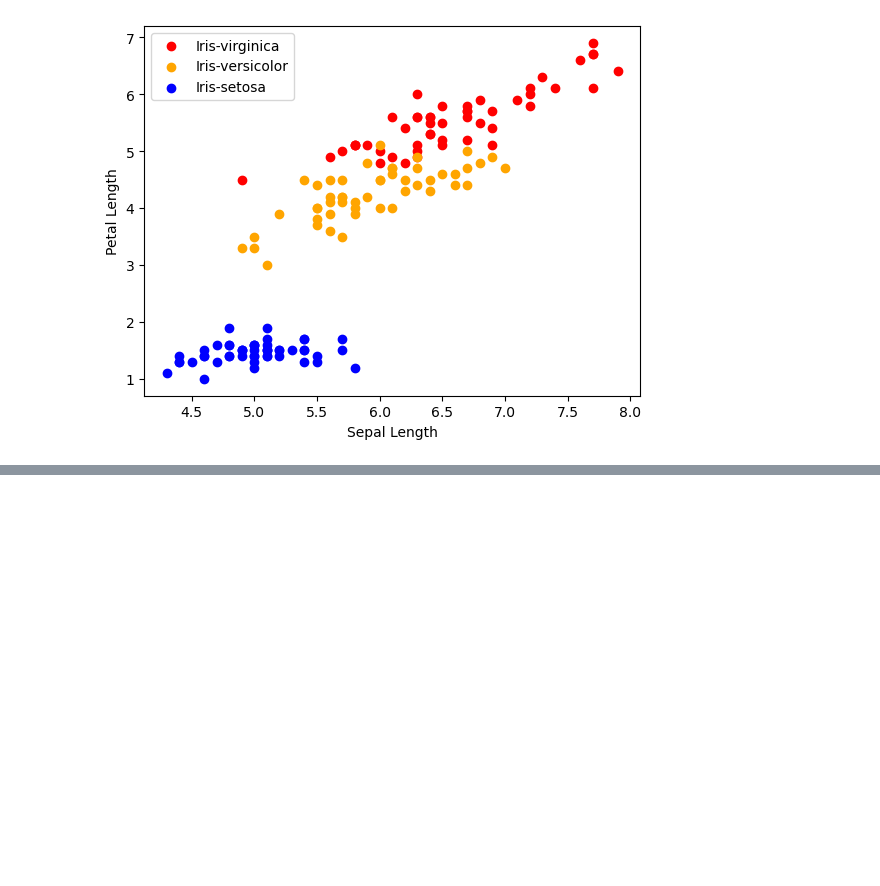
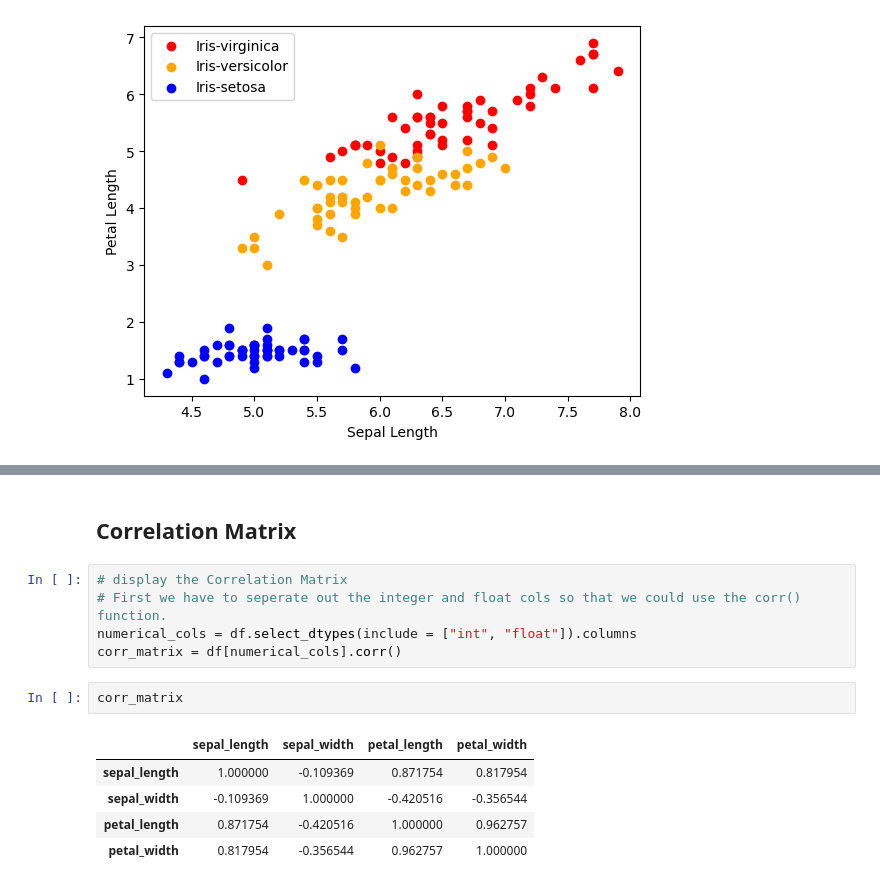
Before and after one commit to 06kunal/Iris_Flower_Classification_WebApp, a Jupyter notebook: Iris_Classification.ipynb, the cells around one changed output, grey strips where cells are left out. Drawn from its saved outputs; the diff is of its cells as text; blank space fills up the shorter version.

```diff
--- a/Iris_Classification.ipynb
+++ b/Iris_Classification.ipynb
@@ -174,0 +178,15 @@ plt.legend()
+# %% [markdown]
+## Correlation Matrix
+# %%
+# display the Correlation Matrix
+# First we have to seperate out the integer and float cols so that we could use the corr() function.
+numerical_cols = df.select_dtypes(include = ["int", "float"]).columns
+corr_matrix = df[numerical_cols].corr()
+# %%
+corr_matrix
+# %% [output]
+|  | sepal_length | sepal_width | petal_length | petal_width |
+| sepal_length | 1.000000 | -0.109369 | 0.871754 | 0.817954 |
+| sepal_width | -0.109369 | 1.000000 | -0.420516 | -0.356544 |
+| petal_length | 0.871754 | -0.420516 | 1.000000 | 0.962757 |
+| petal_width | 0.817954 | -0.356544 | 0.962757 | 1.000000 |
```
Also changed, not shown: parts of 17 cells of this notebook, 1 other file.
